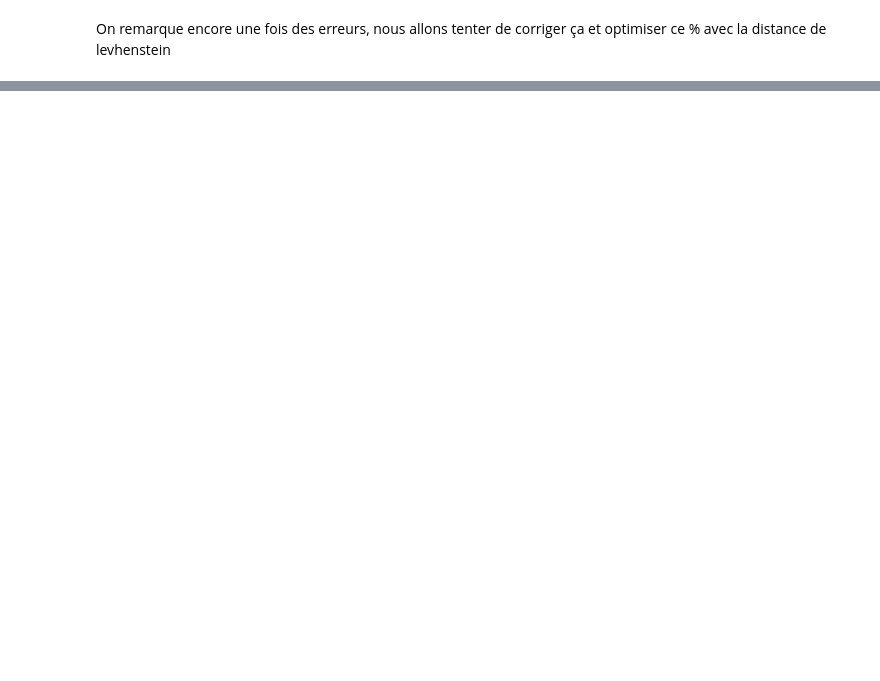
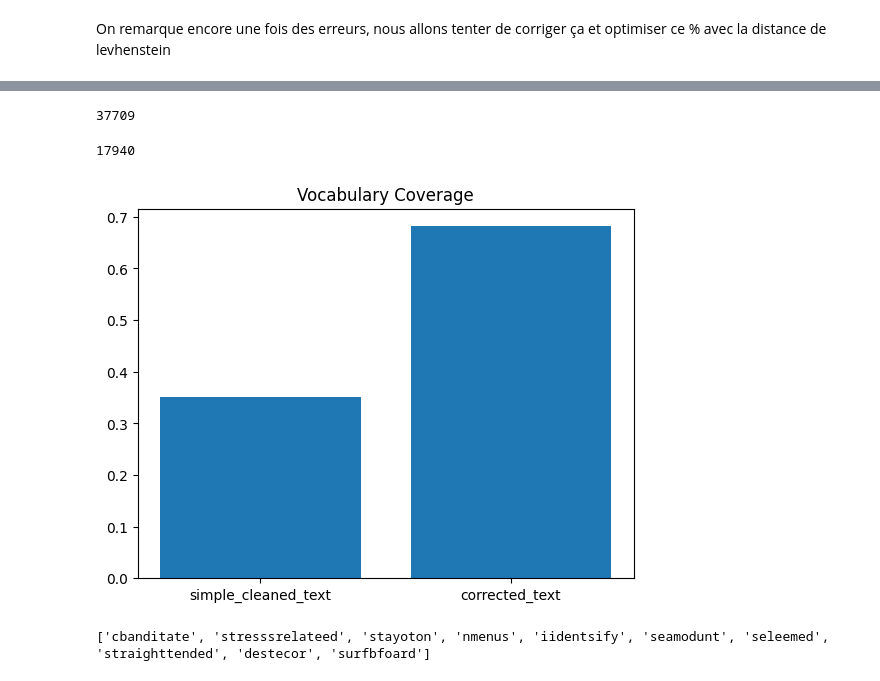
Before and after one commit to mlengineershub/LazyTeacher, a Jupyter notebook: eda.ipynb, the cells around one changed output, grey strips where cells are left out. Saved outputs shown, nothing was run; the diff lists cells and outputs as text; code cells hidden in the pictures; blank space fills up the shorter version.

Commit message:
levenshtein correction applied

```diff
--- a/eda.ipynb
+++ b/eda.ipynb
@@ -372,0 +436,2 @@ KeyboardInterrupt:
+# %%
+glove_corrected_dict = create_corrected_dict(glove_stream)
@@ -372,0 +445,37 @@ KeyboardInterrupt:
+# %%
+len(not_recognized_sample)
+# %% [output]
+37709
+# %%
+len(set(glove_corrected_dict.values()))
+# %% [output]
+17940
+# %%
+def correct_text(text: str,
+                 corrected_dict: Dict[str, str]) -> str:
+    """
+    Correct the text
+
+    Args:
+        text {str} -- the text to be corrected
+        corrected_dict {Dict[str, str]} -- the corrected dictionary
+    Returns:
+        str: the corrected text
+    """
+
+    for word, corrected_word in corrected_dict.items():
+        text = text.replace(word, corrected_word)
+
+    return text
+# %%
+df['corrected_text'] = df['simple_cleaned_text'].progress_apply(lambda x: correct_text(x, glove_corrected_dict))
+# %%
+value_coverage_corrected = vocabulary_coverage_glove(df, 'corrected_text', glove)
+# %%
+plot_value_coverage([value_coverage, value_coverage_corrected], ['simple_cleaned_text', 'corrected_text'])
+# %% [output]
+[figure, added]
+# %%
+print(list(value_coverage_corrected["words_not_in_glove"])[0:10])
+# %% [output]
+['cbanditate', 'stresssrelateed', 'stayoton', 'nmenus', 'iidentsify', 'seamodunt', 'seleemed', 'straighttended', 'destecor', 'surfbfoard']
```
Also changed, not shown: parts of 18 cells of this notebook.
